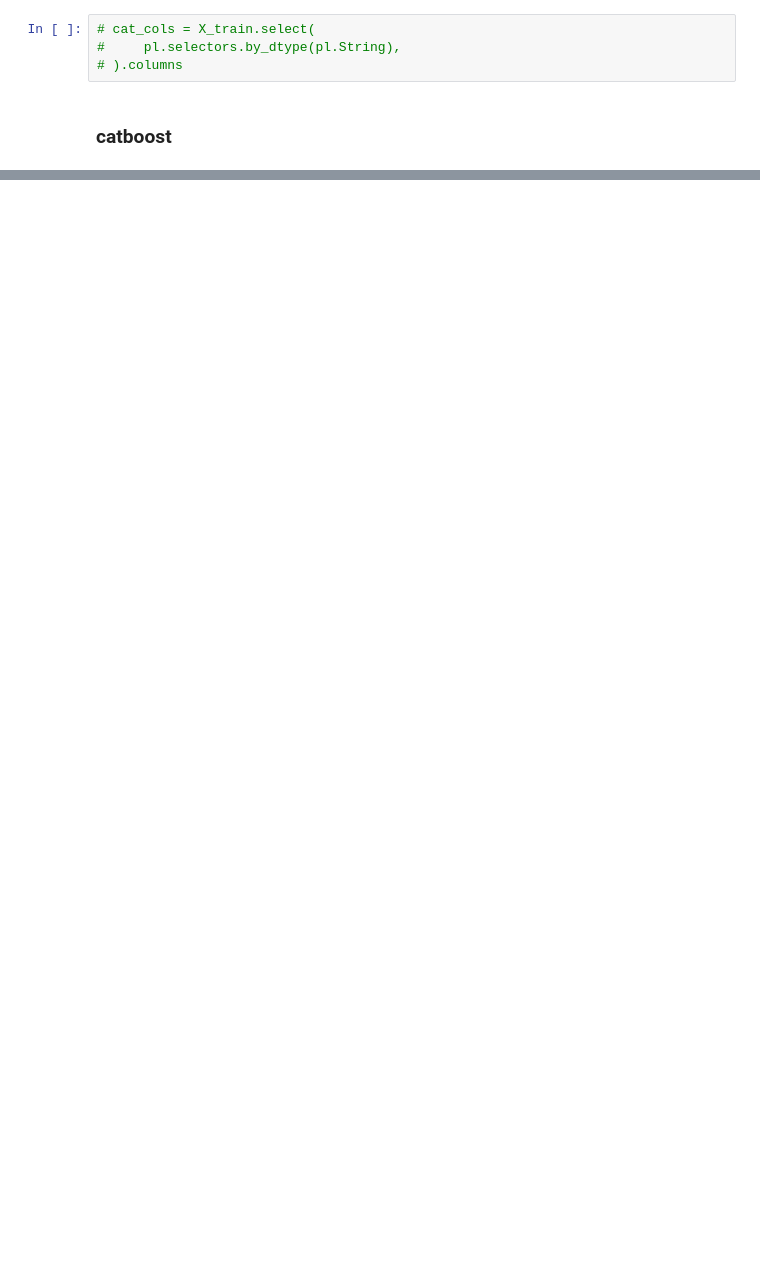
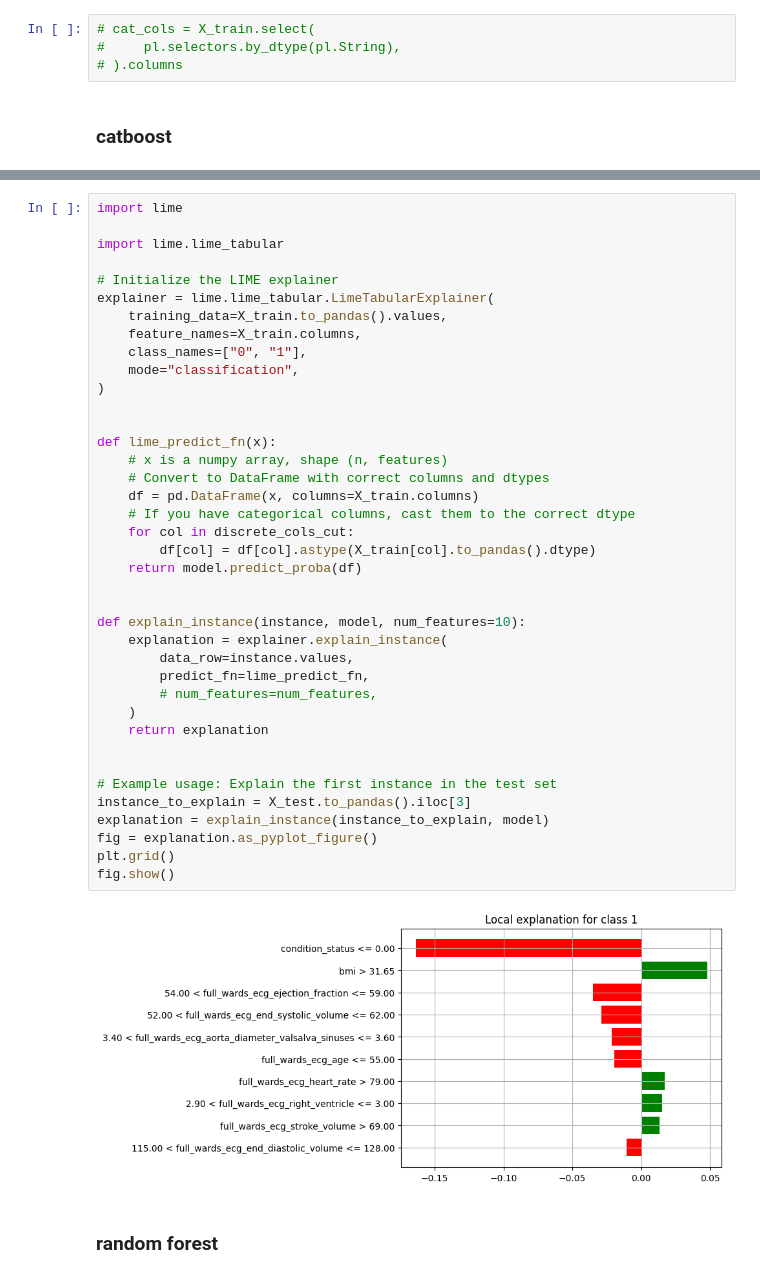
Before and after one commit to KonstantinBurkin/parse-records, a Jupyter notebook: notebooks/8.1_make_models.ipynb, the cells around one changed output, grey strips where cells are left out. Saved outputs shown, nothing was run; the diff lists cells and outputs as text; blank space fills up the shorter version.

```diff
--- a/notebooks/8.1_make_models.ipynb
+++ b/notebooks/8.1_make_models.ipynb
@@ -129,0 +199,43 @@ plt.show()
+# %%
+import lime
+
+import lime.lime_tabular
+
+# Initialize the LIME explainer
+explainer = lime.lime_tabular.LimeTabularExplainer(
+    training_data=X_train.to_pandas().values,
+    feature_names=X_train.columns,
+    class_names=["0", "1"],
+    mode="classification",
+)
+
+
+def lime_predict_fn(x):
+    # x is a numpy array, shape (n, features)
+    # Convert to DataFrame with correct columns and dtypes
+    df = pd.DataFrame(x, columns=X_train.columns)
+    # If you have categorical columns, cast them to the correct dtype
+    for col in discrete_cols_cut:
+        df[col] = df[col].astype(X_train[col].to_pandas().dtype)
+    return model.predict_proba(df)
+
+
+def explain_instance(instance, model, num_features=10):
+    explanation = explainer.explain_instance(
+        data_row=instance.values,
+        predict_fn=lime_predict_fn,
+        # num_features=num_features,
+    )
+    return explanation
+
+
+# Example usage: Explain the first instance in the test set
+instance_to_explain = X_test.to_pandas().iloc[3]
+explanation = explain_instance(instance_to_explain, model)
+fig = explanation.as_pyplot_figure()
+plt.grid()
+fig.show()
+# %% [output]
+[figure, added]
+# %% [markdown]
+### random forest
```
Also changed, not shown: parts of 24 cells of this notebook.
